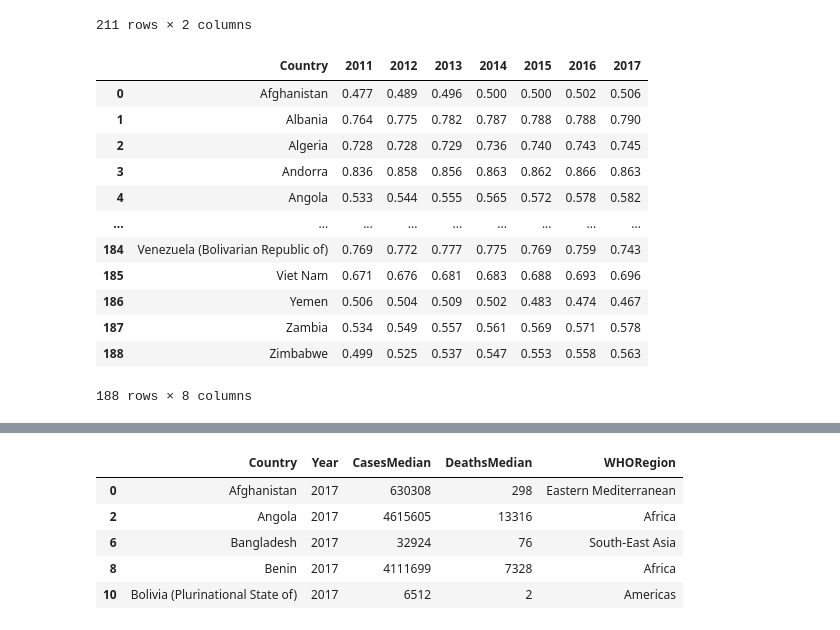
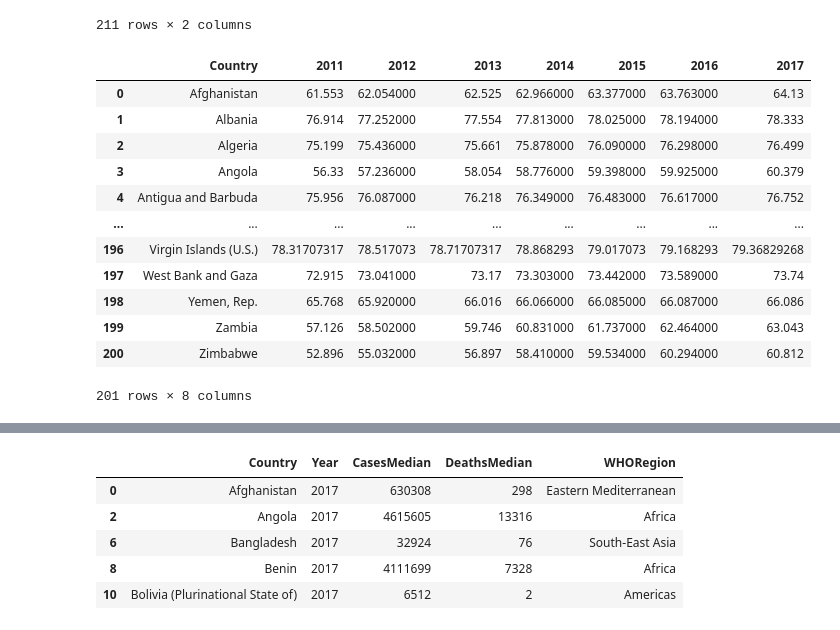
Before and after one commit to Michael-Kneale/COMP2200-Group-Project, a Jupyter notebook: main_report.ipynb, the cells around one changed output, grey strips where cells are left out. Cells and saved outputs as stored; diff of their text form; code cells hidden in the pictures.

```diff
--- a/main_report.ipynb
+++ b/main_report.ipynb
@@ -158,21 +150,21 @@ avg_temp
 | 209 | Zambia | 21.40 |
 | 210 | Zimbabwe | 21.00 |
 211 rows × 2 columns
-# %%
-HDI = HDI.drop(columns=['HDI Rank'])
-HDI
-# %% [output]
-|  | Country | 2011 | 2012 | 2013 | 2014 | 2015 | 2016 | 2017 |
-| 0 | Afghanistan | 0.477 | 0.489 | 0.496 | 0.500 | 0.500 | 0.502 | 0.506 |
-| 1 | Albania | 0.764 | 0.775 | 0.782 | 0.787 | 0.788 | 0.788 | 0.790 |
-| 2 | Algeria | 0.728 | 0.728 | 0.729 | 0.736 | 0.740 | 0.743 | 0.745 |
-| 3 | Andorra | 0.836 | 0.858 | 0.856 | 0.863 | 0.862 | 0.866 | 0.863 |
-| 4 | Angola | 0.533 | 0.544 | 0.555 | 0.565 | 0.572 | 0.578 | 0.582 |
-| ... | ... | ... | ... | ... | ... | ... | ... | ... |
-| 184 | Venezuela (Bolivarian Republic of) | 0.769 | 0.772 | 0.777 | 0.775 | 0.769 | 0.759 | 0.743 |
-| 185 | Viet Nam | 0.671 | 0.676 | 0.681 | 0.683 | 0.688 | 0.693 | 0.696 |
-| 186 | Yemen | 0.506 | 0.504 | 0.509 | 0.502 | 0.483 | 0.474 | 0.467 |
-| 187 | Zambia | 0.534 | 0.549 | 0.557 | 0.561 | 0.569 | 0.571 | 0.578 |
-| 188 | Zimbabwe | 0.499 | 0.525 | 0.537 | 0.547 | 0.553 | 0.558 | 0.563 |
-188 rows × 8 columns
+# %%
+Life_Expect = Life_Expect.rename(columns = {'Country Name' : 'Country'})
+Life_Expect
+# %% [output]
+|  | Country | 2011 | 2012 | 2013 | 2014 | 2015 | 2016 | 2017 |
+| 0 | Afghanistan | 61.553 | 62.054000 | 62.525 | 62.966000 | 63.377000 | 63.763000 | 64.13 |
+| 1 | Albania | 76.914 | 77.252000 | 77.554 | 77.813000 | 78.025000 | 78.194000 | 78.333 |
+| 2 | Algeria | 75.199 | 75.436000 | 75.661 | 75.878000 | 76.090000 | 76.298000 | 76.499 |
+| 3 | Angola | 56.33 | 57.236000 | 58.054 | 58.776000 | 59.398000 | 59.925000 | 60.379 |
+| 4 | Antigua and Barbuda | 75.956 | 76.087000 | 76.218 | 76.349000 | 76.483000 | 76.617000 | 76.752 |
+| ... | ... | ... | ... | ... | ... | ... | ... | ... |
+| 196 | Virgin Islands (U.S.) | 78.31707317 | 78.517073 | 78.71707317 | 78.868293 | 79.017073 | 79.168293 | 79.36829268 |
+| 197 | West Bank and Gaza | 72.915 | 73.041000 | 73.17 | 73.303000 | 73.442000 | 73.589000 | 73.74 |
+| 198 | Yemen, Rep. | 65.768 | 65.920000 | 66.016 | 66.066000 | 66.085000 | 66.087000 | 66.086 |
+| 199 | Zambia | 57.126 | 58.502000 | 59.746 | 60.831000 | 61.737000 | 62.464000 | 63.043 |
+| 200 | Zimbabwe | 52.896 | 55.032000 | 56.897 | 58.410000 | 59.534000 | 60.294000 | 60.812 |
+201 rows × 8 columns
 # %%
```
Also changed, not shown: parts of 13 cells of this notebook, 1 other file.
